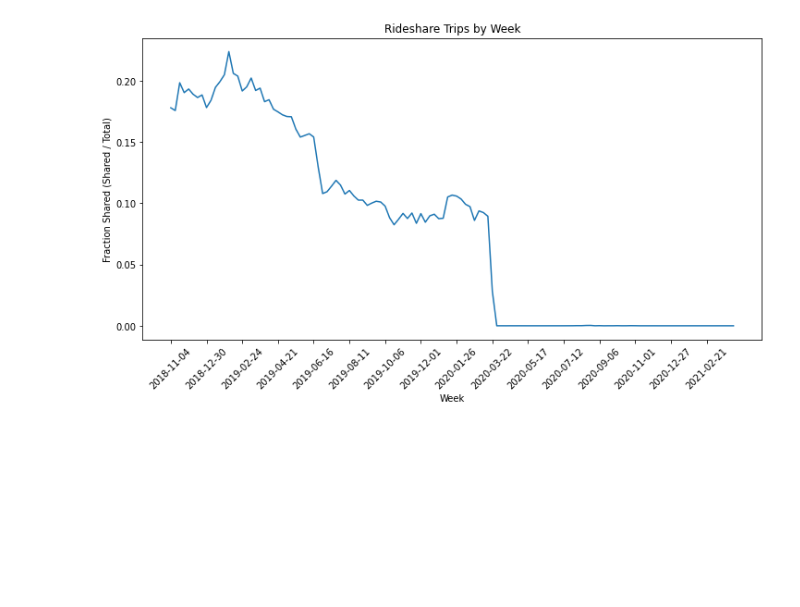
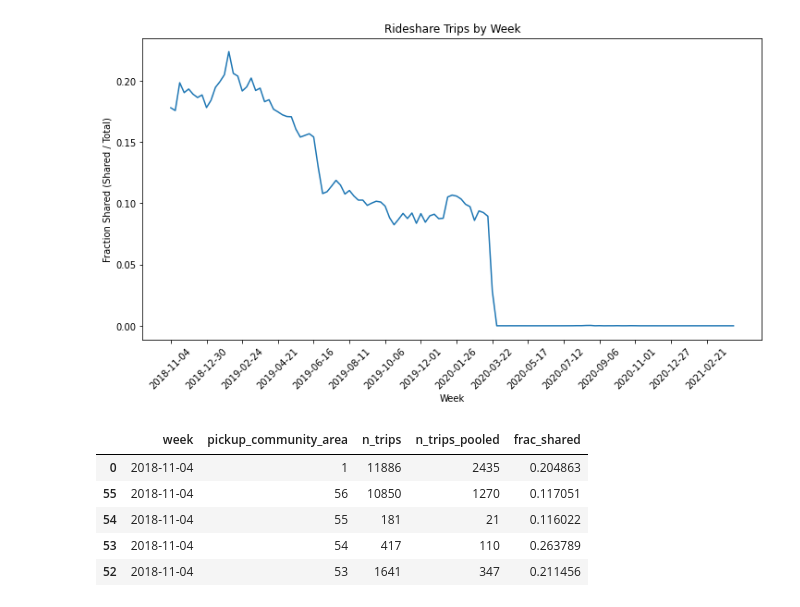
Before and after one commit to scarletstudio/transithealth, a Jupyter notebook: notebooks/vkannan3/Shared Rides.ipynb, the cells around one changed output. Saved outputs shown, nothing was run; the diff lists cells and outputs as text; code cells hidden in the pictures; blank space fills up the shorter version.

```diff
--- a/notebooks/vkannan3/Shared Rides.ipynb
+++ b/notebooks/vkannan3/Shared Rides.ipynb
@@ -164,3 +164,15 @@ plt.gcf().set_size_inches(12, 6)
 plt.show()
 # %% [output]
 [figure]
+# %%
+df_gp_area = df_rideshare.groupby(["week", "pickup_community_area"])[["n_trips", "n_trips_pooled"]].sum()
+df_gp_area = df_gp_area.reset_index().sort_values(by="week", ascending=True)
+df_gp_area["frac_shared"] = df_gp_area["n_trips_pooled"] / df_gp_area["n_trips"]
+df_gp_area.head()
+# %% [output]
+|  | week | pickup_community_area | n_trips | n_trips_pooled | frac_shared |
+| 0 | 2018-11-04 | 1 | 11886 | 2435 | 0.204863 |
+| 55 | 2018-11-04 | 56 | 10850 | 1270 | 0.117051 |
+| 54 | 2018-11-04 | 55 | 181 | 21 | 0.116022 |
+| 53 | 2018-11-04 | 54 | 417 | 110 | 0.263789 |
+| 52 | 2018-11-04 | 53 | 1641 | 347 | 0.211456 |
```
Also changed, not shown: parts of 2 cells of this notebook, 6 other files.
